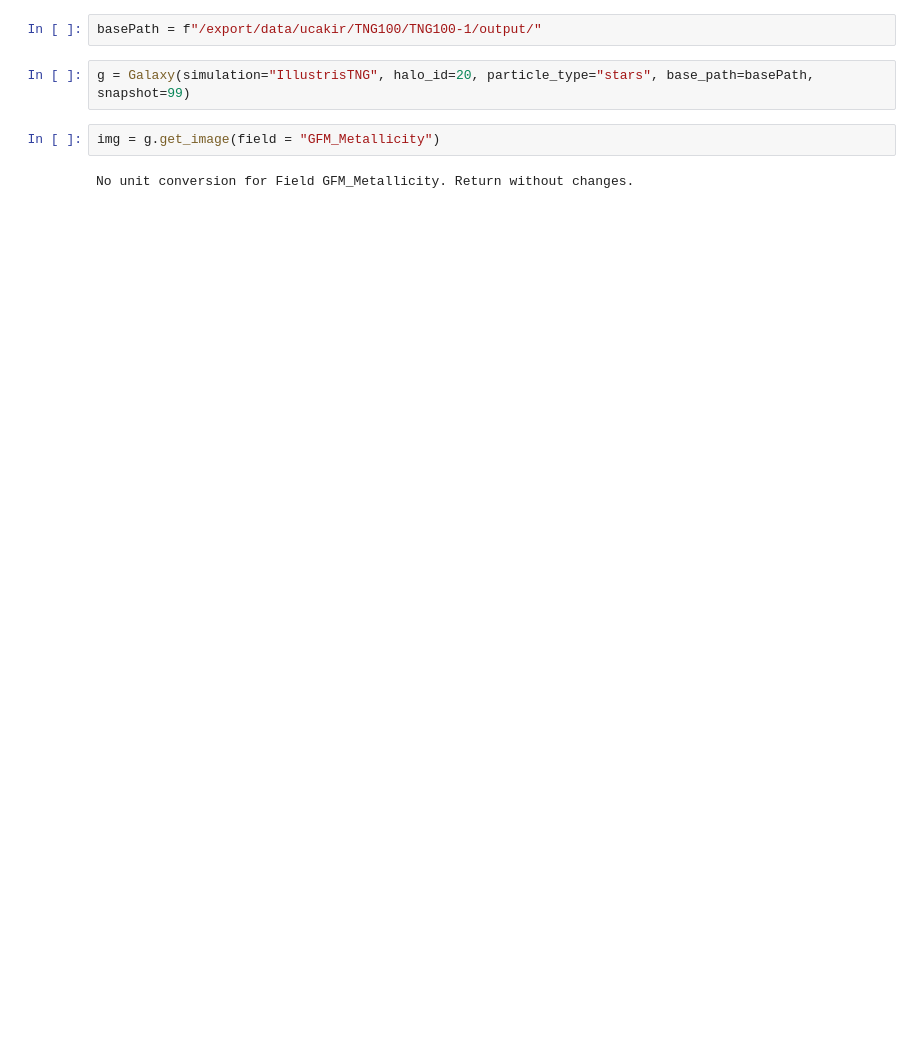
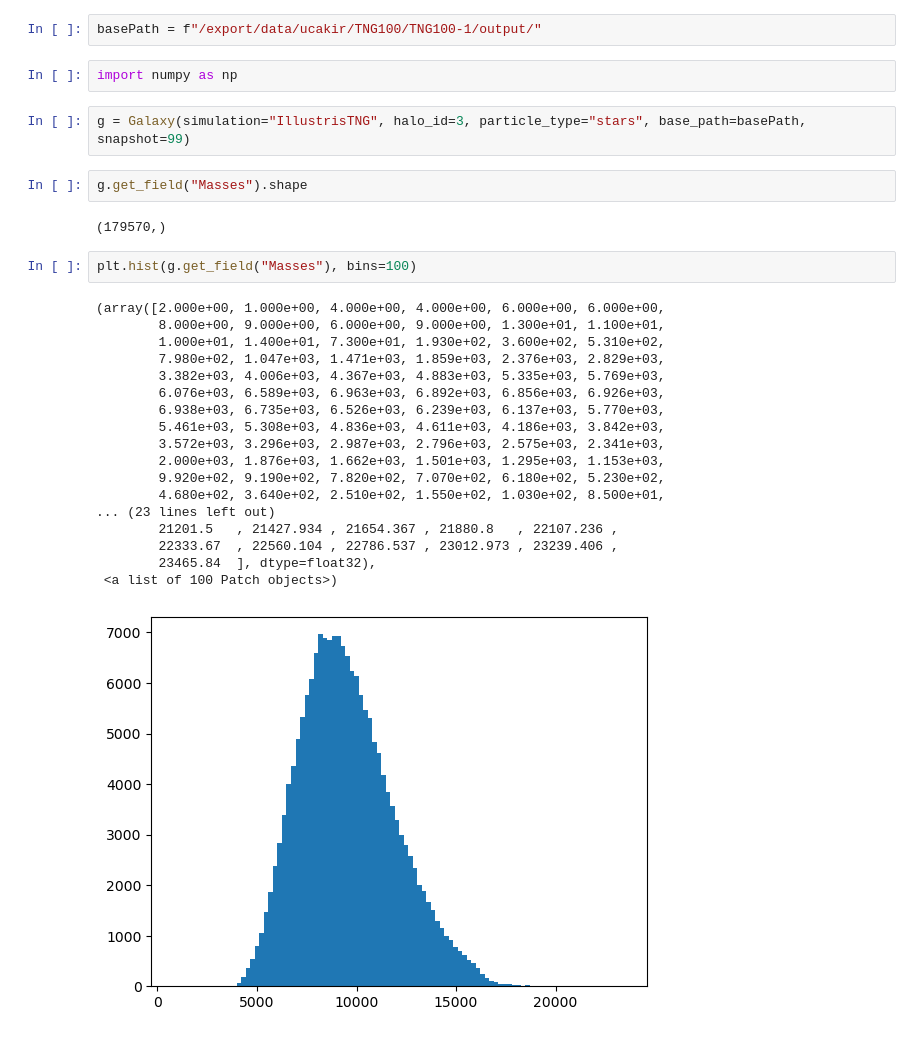
Before and after one commit to ufuk-cakir/MEGS, a Jupyter notebook: src/mypackage/data/code_test.ipynb, the cells around one changed output. Cells and saved outputs as stored; diff of their text form; blank space fills up the shorter version.

```diff
--- a/src/mypackage/data/code_test.ipynb
+++ b/src/mypackage/data/code_test.ipynb
@@ -3,8 +4,31 @@ from galaxy import Galaxy
 # %%
 basePath = f"/export/data/ucakir/TNG100/TNG100-1/output/"
+# %%
+import numpy as np
 # %%
-g = Galaxy(simulation="IllustrisTNG", halo_id=20, particle_type="stars", base_path=basePath, snapshot=99)
+g = Galaxy(simulation="IllustrisTNG", halo_id=3, particle_type="stars", base_path=basePath, snapshot=99)
-# %%
-img = g.get_image(field = "GFM_Metallicity")
-# %% [output]
-No unit conversion for Field GFM_Metallicity. Return without changes.
+# %%
+g.get_field("Masses").shape
+# %% [output]
+(179570,)
+# %%
+plt.hist(g.get_field("Masses"), bins=100)
+# %% [output]
+(array([2.000e+00, 1.000e+00, 4.000e+00, 4.000e+00, 6.000e+00, 6.000e+00,
+        8.000e+00, 9.000e+00, 6.000e+00, 9.000e+00, 1.300e+01, 1.100e+01,
+        1.000e+01, 1.400e+01, 7.300e+01, 1.930e+02, 3.600e+02, 5.310e+02,
+        7.980e+02, 1.047e+03, 1.471e+03, 1.859e+03, 2.376e+03, 2.829e+03,
+        3.382e+03, 4.006e+03, 4.367e+03, 4.883e+03, 5.335e+03, 5.769e+03,
+        6.076e+03, 6.589e+03, 6.963e+03, 6.892e+03, 6.856e+03, 6.926e+03,
+        6.938e+03, 6.735e+03, 6.526e+03, 6.239e+03, 6.137e+03, 5.770e+03,
+        5.461e+03, 5.308e+03, 4.836e+03, 4.611e+03, 4.186e+03, 3.842e+03,
+        3.572e+03, 3.296e+03, 2.987e+03, 2.796e+03, 2.575e+03, 2.341e+03,
+        2.000e+03, 1.876e+03, 1.662e+03, 1.501e+03, 1.295e+03, 1.153e+03,
+        9.920e+02, 9.190e+02, 7.820e+02, 7.070e+02, 6.180e+02, 5.230e+02,
+        4.680e+02, 3.640e+02, 2.510e+02, 1.550e+02, 1.030e+02, 8.500e+01,
+... (23 lines left out)
+        21201.5   , 21427.934 , 21654.367 , 21880.8   , 22107.236 ,
+        22333.67  , 22560.104 , 22786.537 , 23012.973 , 23239.406 ,
+        23465.84  ], dtype=float32),
+ <a list of 100 Patch objects>)
+[figure, added]
```
Also changed, not shown: parts of 13 cells of this notebook, 13 other files.
